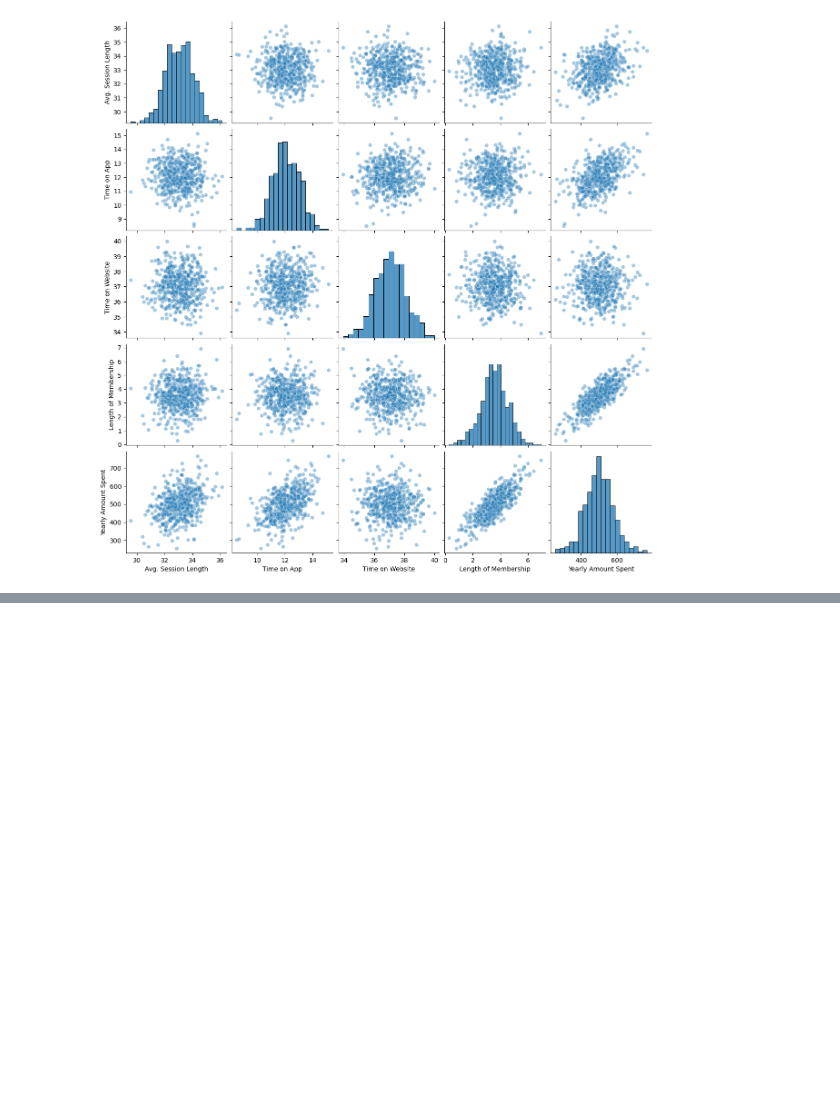
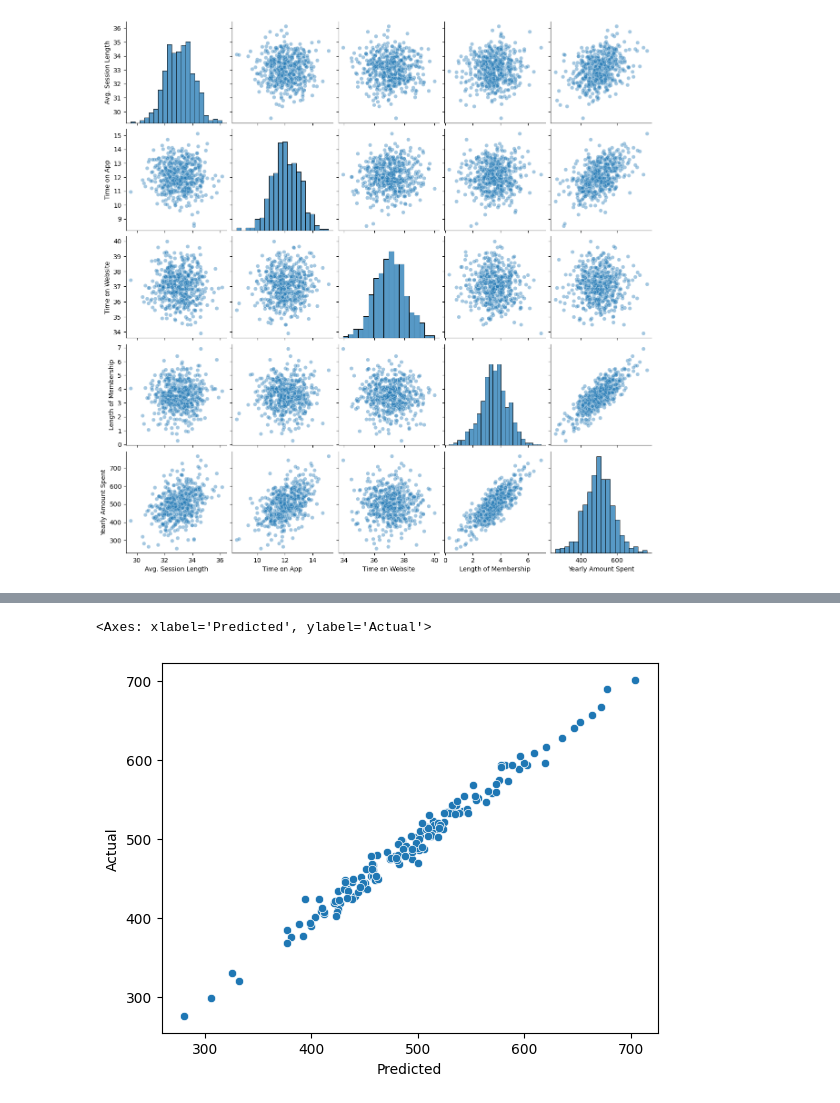
Before and after one commit to praisedp/E-CommerceModal, a Jupyter notebook: data/EcommerceModel.ipynb, the cells around one changed output, grey strips where cells are left out. Cells and saved outputs as stored; diff of their text form; code cells hidden in the pictures; blank space fills up the shorter version.

Commit message:
Trained data and predictions

```diff
--- a/data/EcommerceModel.ipynb
+++ b/data/EcommerceModel.ipynb
@@ -65,3 +66,7 @@ X = df[["Avg. Session Length", "Time on App", "Time on Website", "Length of Memb
 y = df['Yearly Amount Spent']
 # %%
 X_train, X_test, y_train, y_test = train_test_split(X, y, test_size = 0.3, random_state = 42)
+# %%
+lr = LinearRegression()
+# %%
+lr.fit(X_train, y_train)
@@ -67,0 +88,3 @@ X_train, X_test, y_train, y_test = train_test_split(X, y, test_size = 0.3, rando
+# %%
+predictions = lr.predict(X_test)
+print(predictions)
@@ -67,0 +109,10 @@ X_train, X_test, y_train, y_test = train_test_split(X, y, test_size = 0.3, rando
+# %%
+df = pd.DataFrame({
+    "Predicted": predictions,
+    "Actual":    y_test
+})
+
+sns.scatterplot(data=df, x="Predicted", y="Actual")
+# %% [output]
+<Axes: xlabel='Predicted', ylabel='Actual'>
+[figure, added]
```
Also changed, not shown: parts of 5 cells of this notebook.
